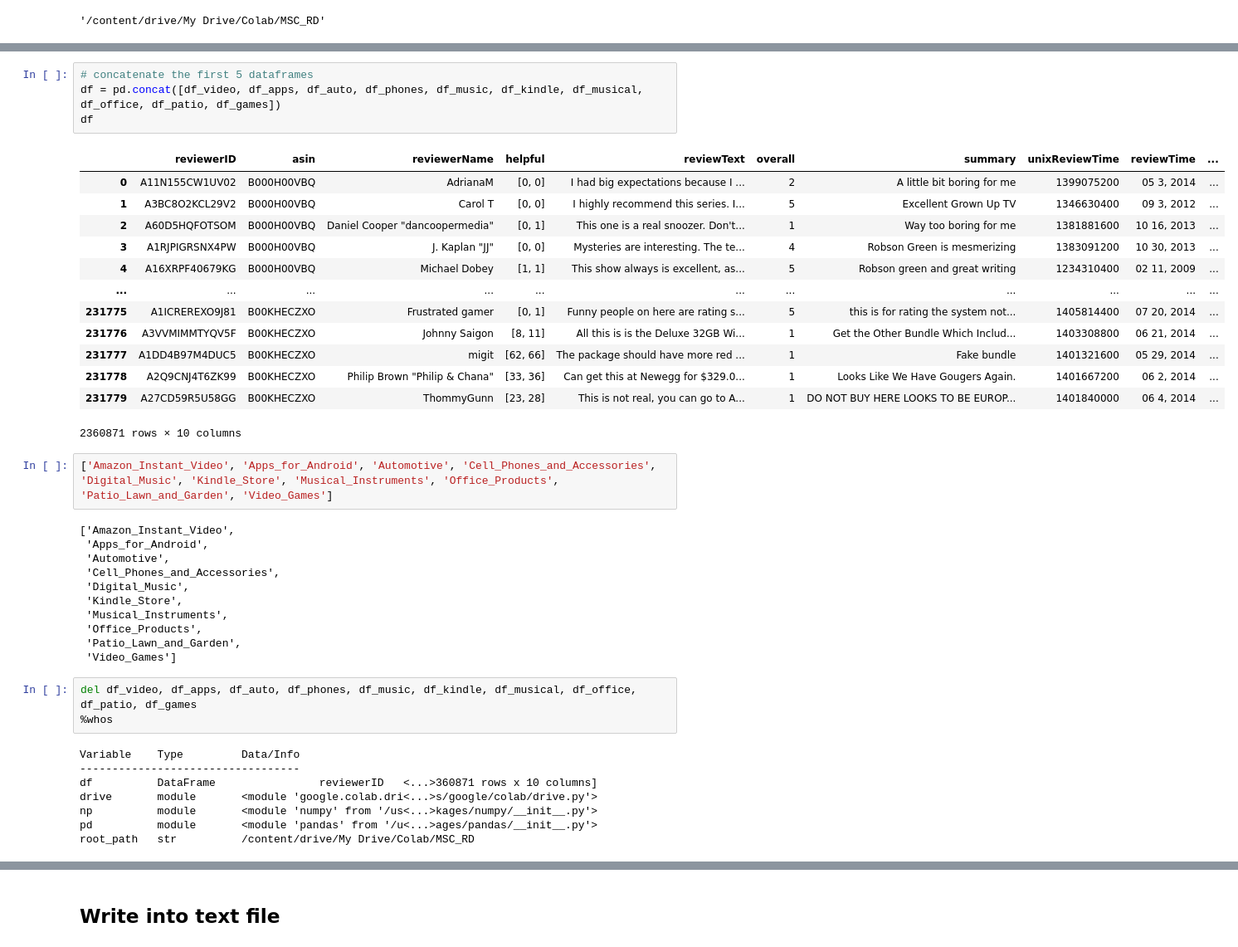
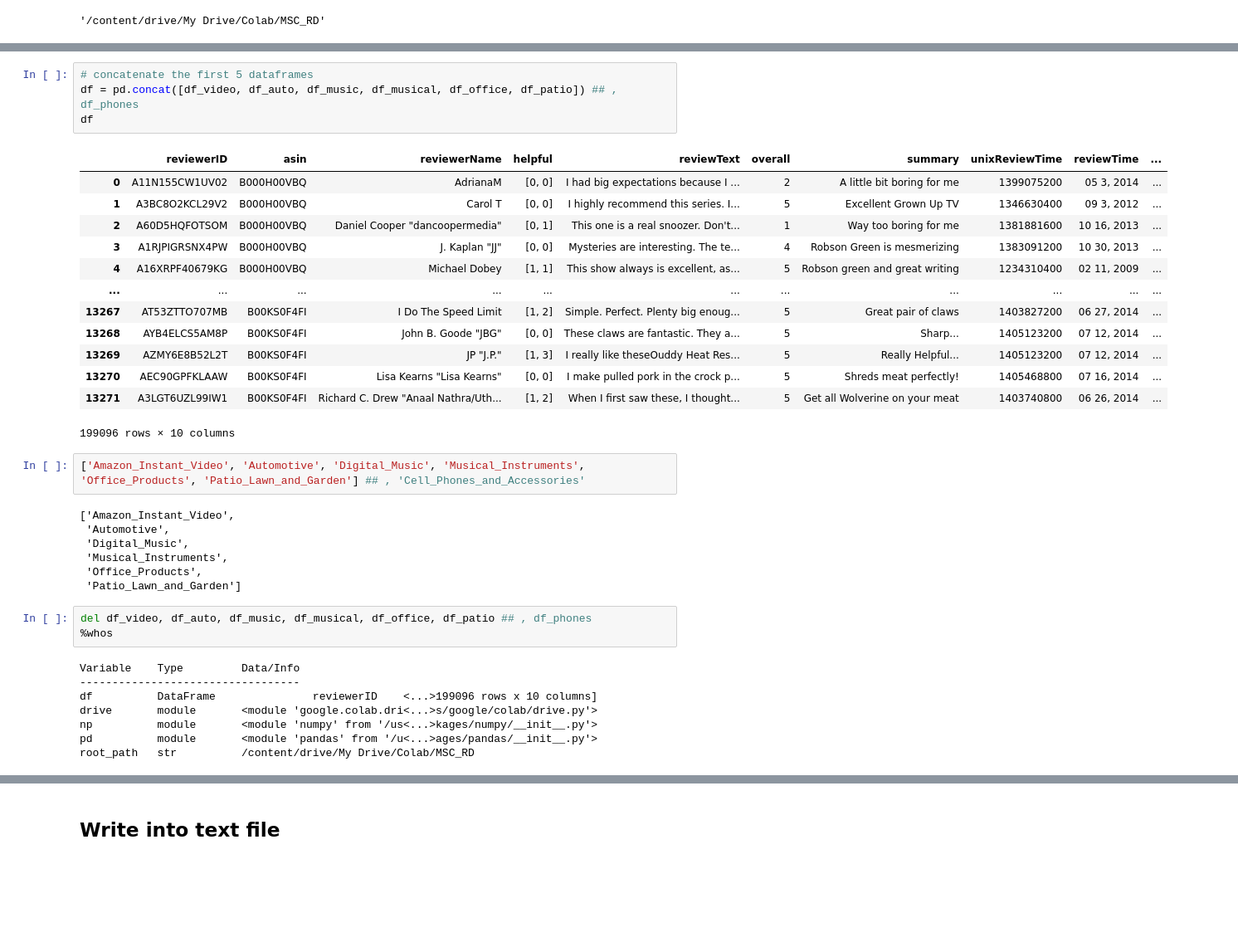
Before and after one commit to mayujie/MSC_text_mining, a Jupyter notebook: RD_datasplit.ipynb, the cells around one changed output, grey strips where cells are left out. Shown at 83% size. Saved outputs shown, nothing was run; the diff lists cells and outputs as text; blank space fills up the shorter version.

Commit message:
RD 6 category reviews split review text into txt

```diff
--- a/RD_datasplit.ipynb
+++ b/RD_datasplit.ipynb
@@ -129,41 +102,37 @@ Index(['reviewerID', 'asin', 'reviewerName', 'helpful', 'reviewText',
 # %%
 # concatenate the first 5 dataframes
-df = pd.concat([df_video, df_apps, df_auto, df_phones, df_music, df_kindle, df_musical, df_office, df_patio, df_games])
+df = pd.concat([df_video, df_auto, df_music, df_musical, df_office, df_patio]) ## , df_phones
 df
 # %% [output]
 |  | reviewerID | asin | reviewerName | helpful | reviewText | overall | summary | unixReviewTime | reviewTime | ... |
 | 0 | A11N155CW1UV02 | B000H00VBQ | AdrianaM | [0, 0] | I had big expectations because I ... | 2 | A little bit boring for me | 1399075200 | 05 3, 2014 | ... |
 | 1 | A3BC8O2KCL29V2 | B000H00VBQ | Carol T | [0, 0] | I highly recommend this series. I... | 5 | Excellent Grown Up TV | 1346630400 | 09 3, 2012 | ... |
 | 2 | A60D5HQFOTSOM | B000H00VBQ | Daniel Cooper "dancoopermedia" | [0, 1] | This one is a real snoozer. Don't... | 1 | Way too boring for me | 1381881600 | 10 16, 2013 | ... |
 | 3 | A1RJPIGRSNX4PW | B000H00VBQ | J. Kaplan "JJ" | [0, 0] | Mysteries are interesting. The te... | 4 | Robson Green is mesmerizing | 1383091200 | 10 30, 2013 | ... |
 | 4 | A16XRPF40679KG | B000H00VBQ | Michael Dobey | [1, 1] | This show always is excellent, as... | 5 | Robson green and great writing | 1234310400 | 02 11, 2009 | ... |
 | ... | ... | ... | ... | ... | ... | ... | ... | ... | ... | ... |
-| 231775 | A1ICREREXO9J81 | B00KHECZXO | Frustrated gamer | [0, 1] | Funny people on here are rating s... | 5 | this is for rating the system not... | 1405814400 | 07 20, 2014 | ... |
-| 231776 | A3VVMIMMTYQV5F | B00KHECZXO | Johnny Saigon | [8, 11] | All this is is the Deluxe 32GB Wi... | 1 | Get the Other Bundle Which Includ... | 1403308800 | 06 21, 2014 | ... |
-| 231777 | A1DD4B97M4DUC5 | B00KHECZXO | migit | [62, 66] | The package should have more red ... | 1 | Fake bundle | 1401321600 | 05 29, 2014 | ... |
-| 231778 | A2Q9CNJ4T6ZK99 | B00KHECZXO | Philip Brown "Philip & Chana" | [33, 36] | Can get this at Newegg for $329.0... | 1 | Looks Like We Have Gougers Again. | 1401667200 | 06 2, 2014 | ... |
-| 231779 | A27CD59R5U58GG | B00KHECZXO | ThommyGunn | [23, 28] | This is not real, you can go to A... | 1 | DO NOT BUY HERE LOOKS TO BE EUROP... | 1401840000 | 06 4, 2014 | ... |
+| 13267 | AT53ZTTO707MB | B00KS0F4FI | I Do The Speed Limit | [1, 2] | Simple. Perfect. Plenty big enoug... | 5 | Great pair of claws | 1403827200 | 06 27, 2014 | ... |
+| 13268 | AYB4ELCS5AM8P | B00KS0F4FI | John B. Goode "JBG" | [0, 0] | These claws are fantastic. They a... | 5 | Sharp... | 1405123200 | 07 12, 2014 | ... |
+| 13269 | AZMY6E8B52L2T | B00KS0F4FI | JP "J.P." | [1, 3] | I really like theseOuddy Heat Res... | 5 | Really Helpful... | 1405123200 | 07 12, 2014 | ... |
+| 13270 | AEC90GPFKLAAW | B00KS0F4FI | Lisa Kearns "Lisa Kearns" | [0, 0] | I make pulled pork in the crock p... | 5 | Shreds meat perfectly! | 1405468800 | 07 16, 2014 | ... |
+| 13271 | A3LGT6UZL99IW1 | B00KS0F4FI | Richard C. Drew "Anaal Nathra/Uth... | [1, 2] | When I first saw these, I thought... | 5 | Get all Wolverine on your meat | 1403740800 | 06 26, 2014 | ... |
-2360871 rows × 10 columns
+199096 rows × 10 columns
 # %%
-['Amazon_Instant_Video', 'Apps_for_Android', 'Automotive', 'Cell_Phones_and_Accessories', 'Digital_Music', 'Kindle_Store', 'Musical_Instruments', 'Office_Products', 'Patio_Lawn_and_Garden', 'Video_Games']
+['Amazon_Instant_Video', 'Automotive', 'Digital_Music', 'Musical_Instruments', 'Office_Products', 'Patio_Lawn_and_Garden'] ## , 'Cell_Phones_and_Accessories'
 # %% [output]
 ['Amazon_Instant_Video',
- 'Apps_for_Android',
  'Automotive',
- 'Cell_Phones_and_Accessories',
  'Digital_Music',
- 'Kindle_Store',
  'Musical_Instruments',
  'Office_Products',
- 'Patio_Lawn_and_Garden',
- 'Video_Games']
+ 'Patio_Lawn_and_Garden']
 # %%
-del df_video, df_apps, df_auto, df_phones, df_music, df_kindle, df_musical, df_office, df_patio, df_games
+del df_video, df_auto, df_music, df_musical, df_office, df_patio ## , df_phones
 %whos
 # %% [output]
 Variable    Type         Data/Info
 ----------------------------------
-df          DataFrame                reviewerID   <...>360871 rows x 10 columns]
+df          DataFrame               reviewerID    <...>199096 rows x 10 columns]
 drive       module       <module 'google.colab.dri<...>s/google/colab/drive.py'>
 np          module       <module 'numpy' from '/us<...>kages/numpy/__init__.py'>
 pd          module       <module 'pandas' from '/u<...>ages/pandas/__init__.py'>
```
Also changed, not shown: parts of 25 cells of this notebook.
